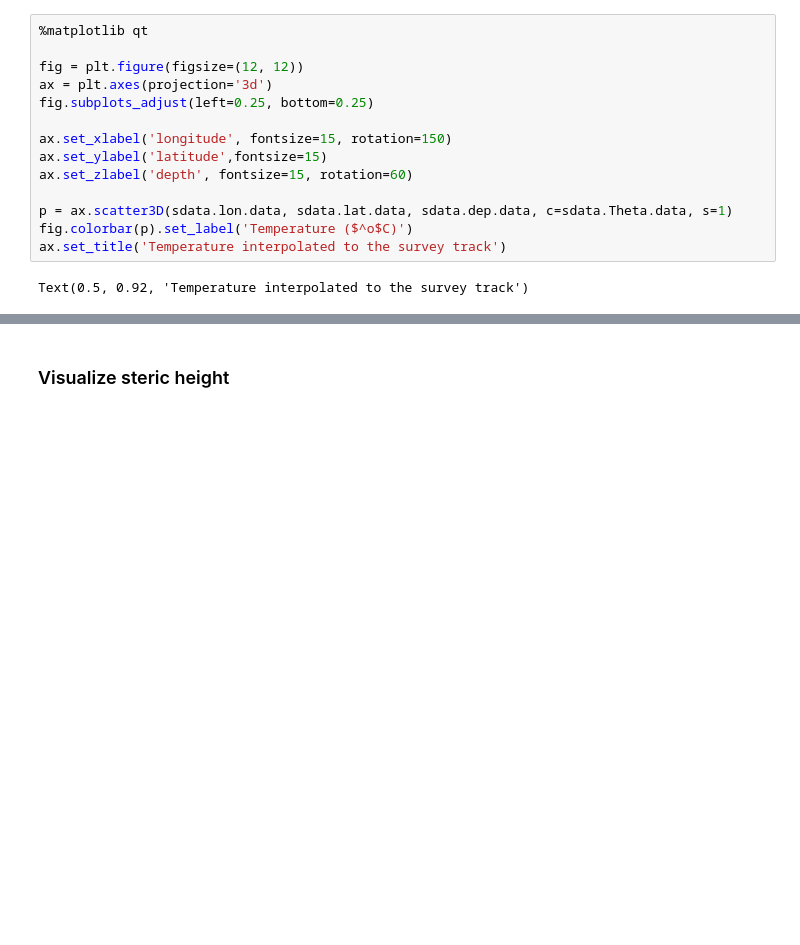
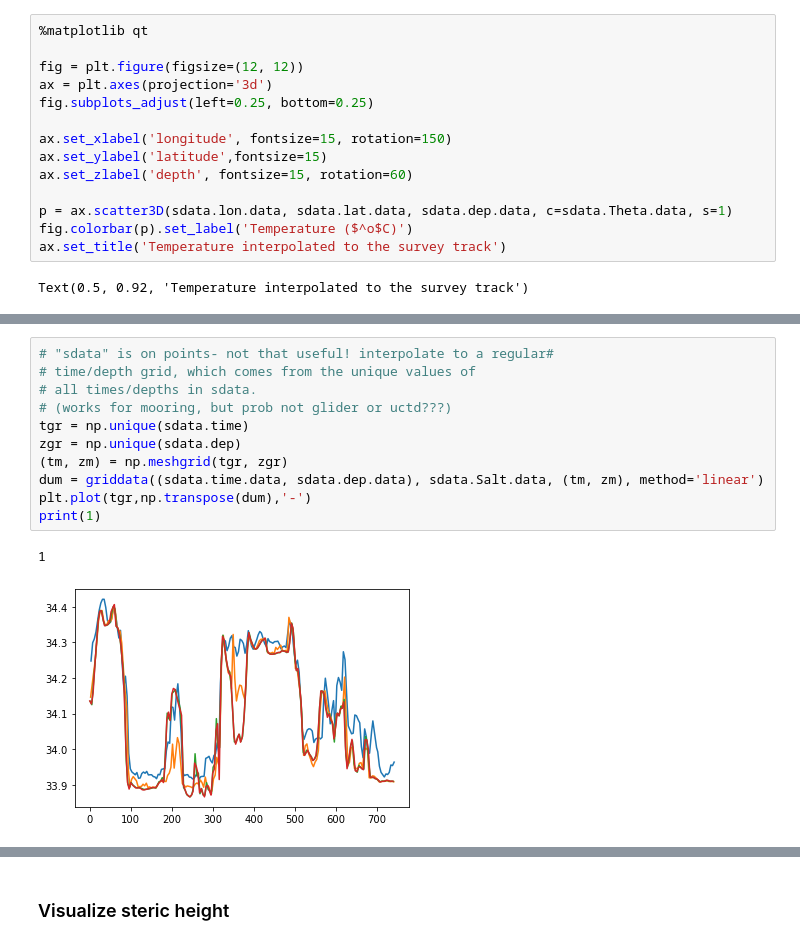
Before and after one commit to kdrushka/model-subsampling, a Jupyter notebook: testing/osse_code.ipynb, the cells around one changed output, grey strips where cells are left out. Saved outputs shown, nothing was run; the diff lists cells and outputs as text; blank space fills up the shorter version.

Commit message:
mooring sampling

```diff
--- a/testing/osse_code.ipynb
+++ b/testing/osse_code.ipynb
@@ -186,0 +158,14 @@ Text(0.5, 0.92, 'Temperature interpolated to the survey track')
+# %%
+# "sdata" is on points- not that useful! interpolate to a regular#
+# time/depth grid, which comes from the unique values of
+# all times/depths in sdata.
+# (works for mooring, but prob not glider or uctd???)
+tgr = np.unique(sdata.time)
+zgr = np.unique(sdata.dep)
+(tm, zm) = np.meshgrid(tgr, zgr)
+dum = griddata((sdata.time.data, sdata.dep.data), sdata.Salt.data, (tm, zm), method='linear')
+plt.plot(tgr,np.transpose(dum),'-')
+print(1)
+# %% [output]
+1
+[figure, added]
```
Also changed, not shown: parts of 11 cells of this notebook, 1 other file.
